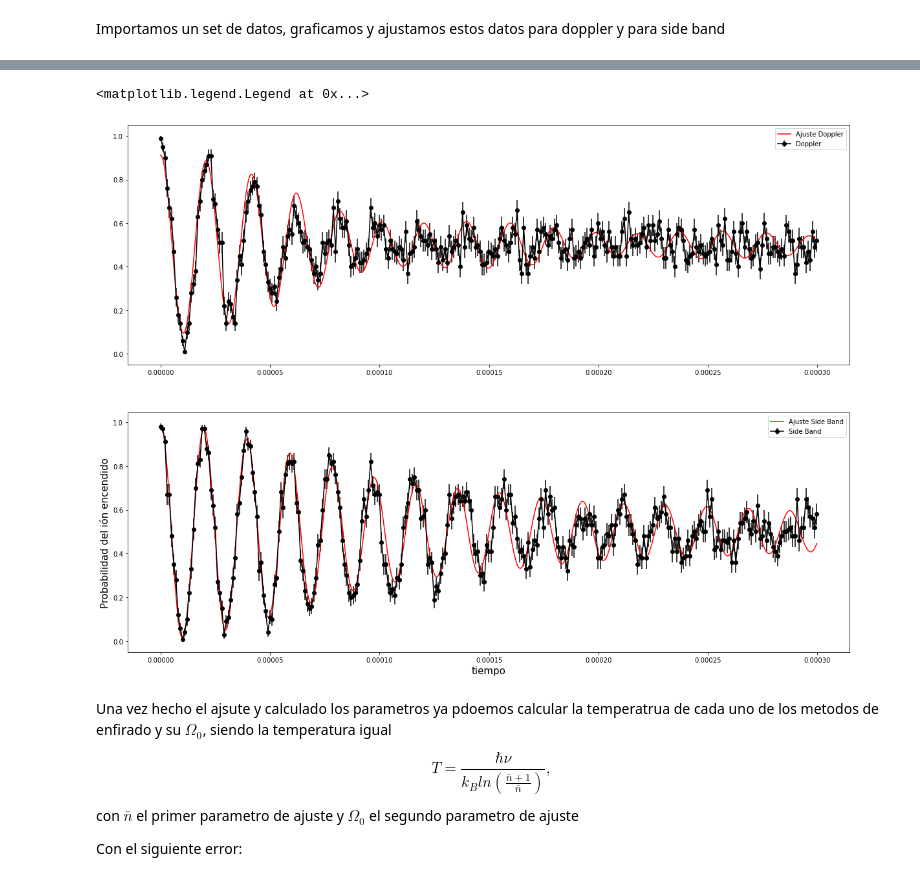
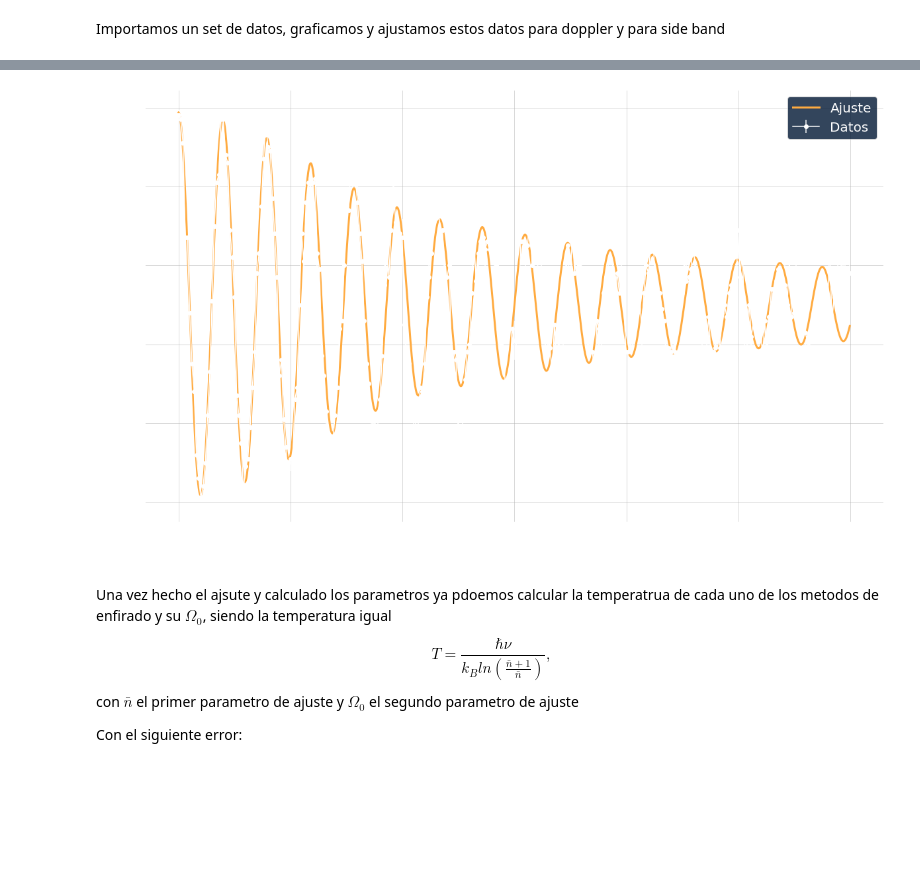
Before and after one commit to tdinapoli/labo-4, a Jupyter notebook: practica_especial/Analisis banda latera y doppler.ipynb, the cells around one changed output, grey strips where cells are left out. Cells and saved outputs as stored; diff of their text form; code cells hidden in the pictures; blank space fills up the shorter version.

```diff
--- a/practica_especial/Analisis banda latera y doppler.ipynb
+++ b/practica_especial/Analisis banda latera y doppler.ipynb
@@ -9,7 +9,7 @@ offset = 105.75757575757576
 escala  = 2.1969696969696972
 
 th1 = 10  # threshold para las mediciones de 1 ms
-th2 = 19  # threshold para las mediciones de 2 ms
+th2 = 19.4  # threshold para las mediciones de 2 ms
 th5 = 47  # threshold para las mediciones de 5 ms
 # %% [markdown]
 Celda de funciones que vamos a usar, una para leer los datos otra para ajustar
@@ -77,28 +119,33 @@ Importamos un set de datos, graficamos y ajustamos estos datos para doppler y pa
 # %%
 data = np.loadtxt("data/rawData/83/rawdataEMCCD.dat")
 
 t, prob_dop, prob_sb, std_dop, std_sb = sep_data(data, th2)
 
 tiempos_plot = np.linspace(min(t), max(t), 1000)
 
 param_dop, pcov_dop = curve_fit(prob_fit, t, prob_dop, sigma = std_dop, absolute_sigma = True, p0=[ 0.1, 314000])
 param_sb, pcov_sb = curve_fit(prob_fit, t, prob_sb, sigma = std_sb, absolute_sigma = True ,p0=[ 0.1, 314000])
 
 
-fig, (ax1, ax2) = plt.subplots(2,1,figsize=(20,15), facecolor = 'w')
+with plt.rc_context({'axes.edgecolor':'white', 'xtick.color':'white', 'ytick.color':'white'}):
+    fig, ax2 = plt.subplots(1,1,figsize=(20,12))
 
-ax1.errorbar(t, prob_dop, fmt = 'o-k', yerr = std_dop, label = 'Doppler')
-ax1.plot(tiempos_plot, prob_fit(tiempos_plot, *param_dop),'r-', label = 'Ajuste Doppler')
-ax1.legend()
+#     ax1.errorbar(t*1e6, prob_dop, fmt = 'o-', yerr = std_dop, color = '#ffffff', alpha = 0.6,label = 'Datos')
+#     ax1.plot(tiempos_plot*1e6, prob_fit(tiempos_plot, *param_dop),'-', linewidth = 3, color = '#ffab40', label = 'Ajuste')
 
-ax2.errorbar(t, prob_sb, fmt = 'o-k', yerr = std_sb, label = 'Side Band')
-ax2.plot(tiempos_plot, prob_fit(tiempos_plot, *param_sb), 'r-',label = 'Ajuste Side Band')
-plt.xlabel('tiempo', fontsize = 15)
-plt.ylabel('Probabilidad del ión encendido', fontsize = 15)
-plt.legend()
+    ax2.errorbar(t*1e6, prob_sb, fmt = 'o-', color = '#ffffff', yerr = std_sb, label = 'Datos')
+    ax2.plot(tiempos_plot*1e6, prob_fit(tiempos_plot, *param_sb), '-', linewidth = 3, color = '#ffab40', label = 'Ajuste')
+    plt.xlabel('Tiempo de expocisión al láser [$\mu$s]',color = 'w', fontsize = 25)
+    plt.ylabel('Probabilidad del ión encendido', color = 'w',fontsize = 25)
+    plt.tick_params(axis='both', labelsize = 20)
+
+    plt.grid(alpha = 0.6)
+    legend  = plt.legend(fontsize=20)
+    legend.get_frame().set_facecolor('#001633')
+    plt.setp(legend.get_texts(), color='w')
+    #plt.savefig('Sb.png', dpi = 1000,  transparent = True)
 # %% [output]
-<matplotlib.legend.Legend at 0x...>
-[figure, old version]
+[figure, new version]
 # %% [markdown]
 Una vez hecho el ajsute y calculado los parametros ya pdoemos calcular la temperatrua de cada uno de los metodos de enfirado y su $\Omega_0$, siendo la temperatura igual
 
```
Also changed, not shown: parts of 5 cells of this notebook, 22 other files.
